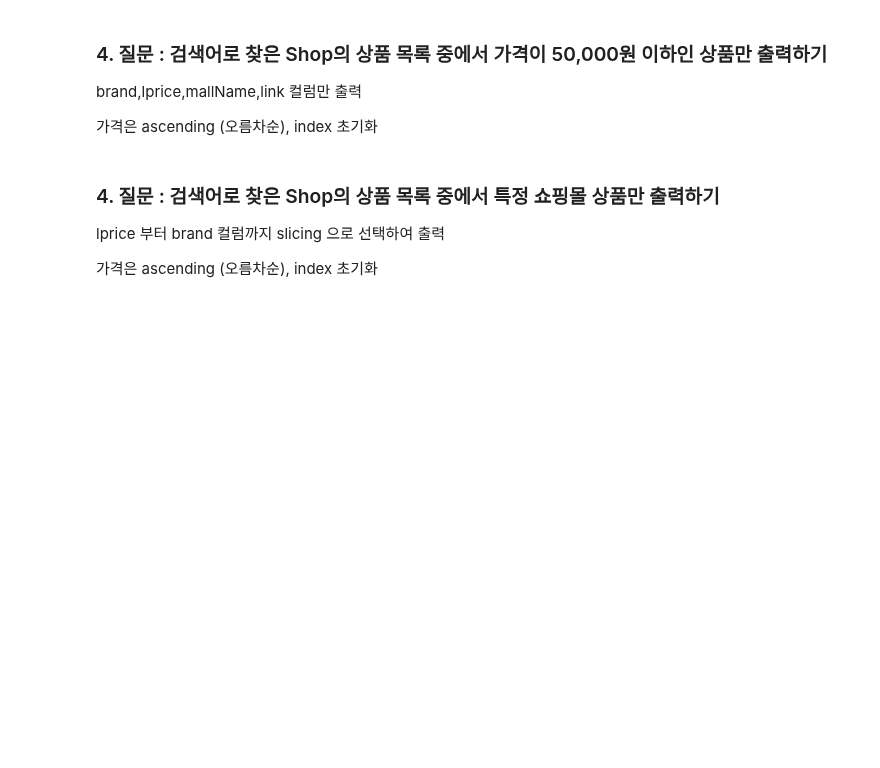
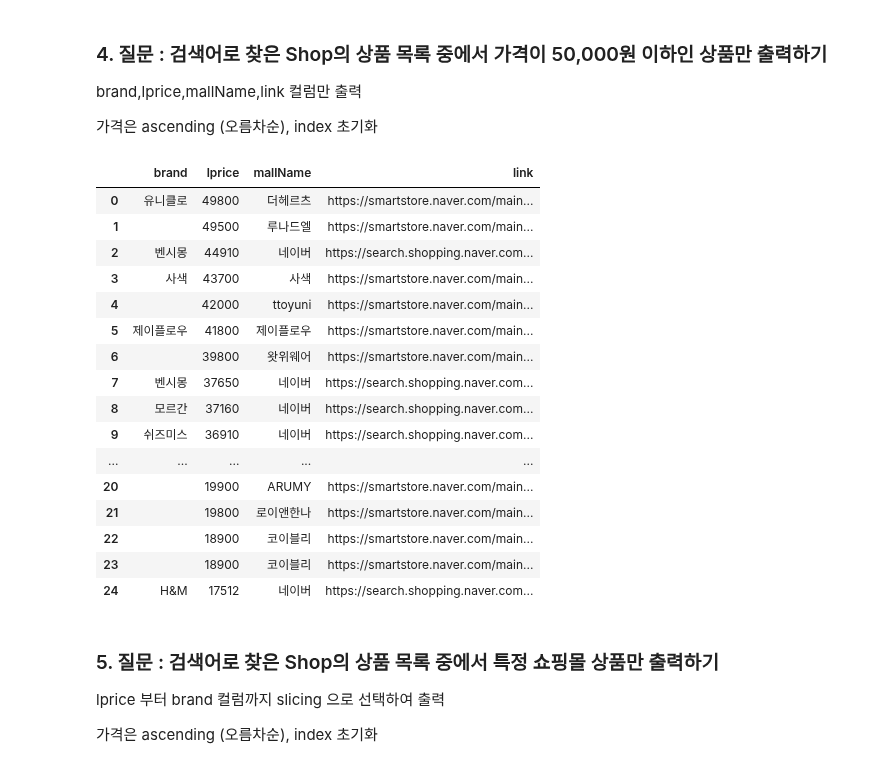
Before and after one commit to ikh0120/python_Webscraping_Analysis, a Jupyter notebook: 연습문제/03_네이버_API_호출해서_사용.ipynb, the cells around one changed output. Saved outputs shown, nothing was run; the diff lists cells and outputs as text; code cells hidden in the pictures; blank space fills up the shorter version.

```diff
--- a/연습문제/03_네이버_API_호출해서_사용.ipynb
+++ b/연습문제/03_네이버_API_호출해서_사용.ipynb
@@ -388,8 +388,46 @@ df_shop.head(3)
 brand,lprice,mallName,link 컬럼만 출력
 
 가격은 ascending (오름차순), index 초기화
+# %%
+# lprice 컬럼 정수형으로 변환
+df_shop['lprice'] = df_shop['lprice'].astype(int)
+# print(type(df_shop['lprice'][0])) # <class 'numpy.int32'>
+
+# 새로운 데이터 프레임에 lprice<=50000조건을 만족하는 상품 넣기
+df_lprice_less_50000 = df_shop[df_shop["lprice"] <= 50000]
+
+# 출력
+df_lprice_less_50000 = (
+    df_lprice_less_50000[
+        # brand, lprice, mallName, link만 출력
+        ["brand", "lprice", "mallName", "link"]
+    ]
+    # lprice로 오름차순 정렬
+    .sort_values(by='lprice', ascending=False)
+    # 인덱스 초기화화
+    .reset_index(drop=True)
+)
+df_lprice_less_50000
+# %% [output]
+|  | brand | lprice | mallName | link |
+| 0 | 유니클로 | 49800 | 더헤르츠 | https://smartstore.naver.com/main... |
+| 1 |  | 49500 | 루나드엘 | https://smartstore.naver.com/main... |
+| 2 | 벤시몽 | 44910 | 네이버 | https://search.shopping.naver.com... |
+| 3 | 사색 | 43700 | 사색 | https://smartstore.naver.com/main... |
+| 4 |  | 42000 | ttoyuni | https://smartstore.naver.com/main... |
+| 5 | 제이플로우 | 41800 | 제이플로우 | https://smartstore.naver.com/main... |
+| 6 |  | 39800 | 왓위웨어 | https://smartstore.naver.com/main... |
+| 7 | 벤시몽 | 37650 | 네이버 | https://search.shopping.naver.com... |
+| 8 | 모르간 | 37160 | 네이버 | https://search.shopping.naver.com... |
+| 9 | 쉬즈미스 | 36910 | 네이버 | https://search.shopping.naver.com... |
+| ... | ... | ... | ... | ... |
+| 20 |  | 19900 | ARUMY | https://smartstore.naver.com/main... |
+| 21 |  | 19800 | 로이앤한나 | https://smartstore.naver.com/main... |
+| 22 |  | 18900 | 코이블리 | https://smartstore.naver.com/main... |
+| 23 |  | 18900 | 코이블리 | https://smartstore.naver.com/main... |
+| 24 | H&M | 17512 | 네이버 | https://search.shopping.naver.com... |
 # %% [markdown]
-### 4. 질문 :  검색어로  찾은  Shop의 상품  목록 중에서 특정 쇼핑몰 상품만 출력하기
+### 5. 질문 :  검색어로  찾은  Shop의 상품  목록 중에서 특정 쇼핑몰 상품만 출력하기
 
 lprice 부터 brand  컬럼까지 slicing 으로 선택하여 출력
 
```
Also changed, not shown: parts of 2 cells of this notebook.
